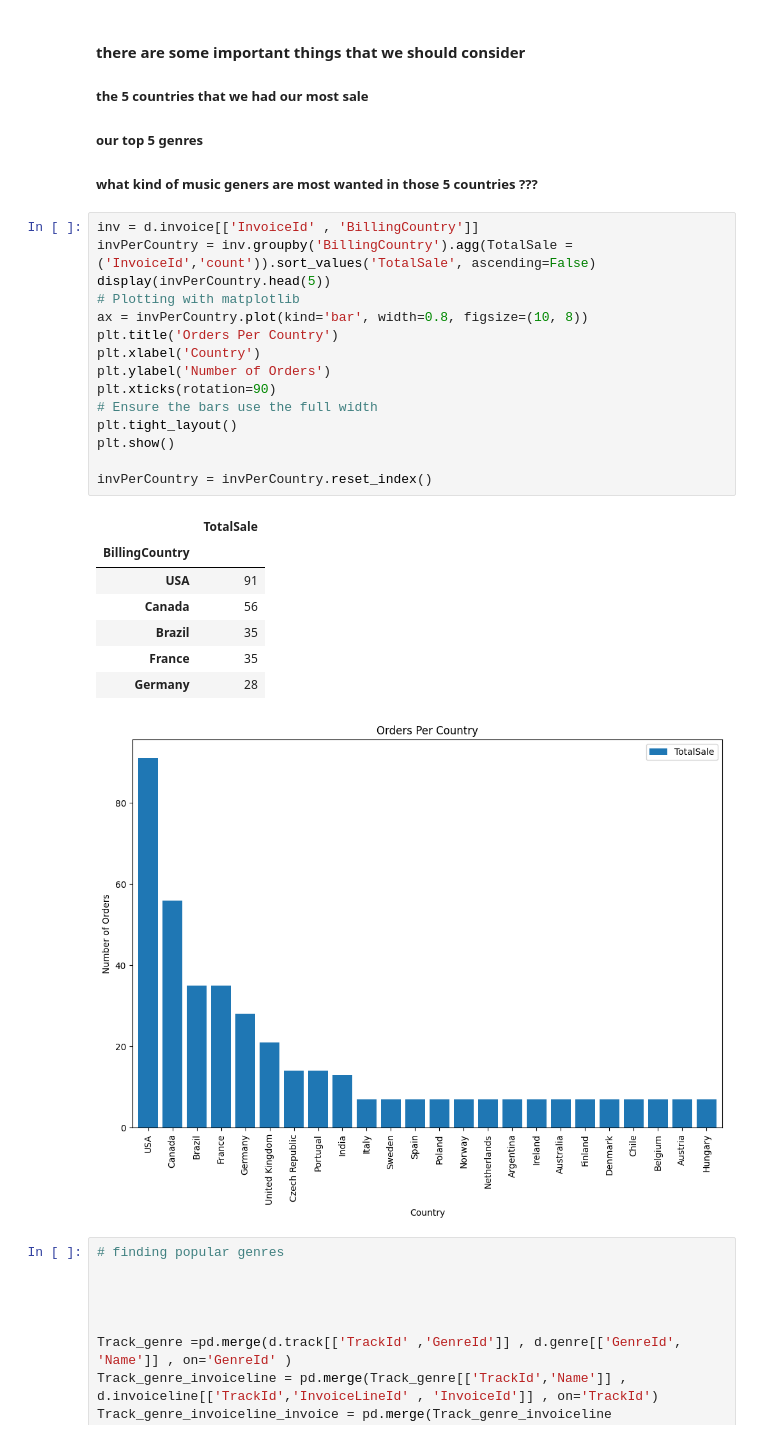
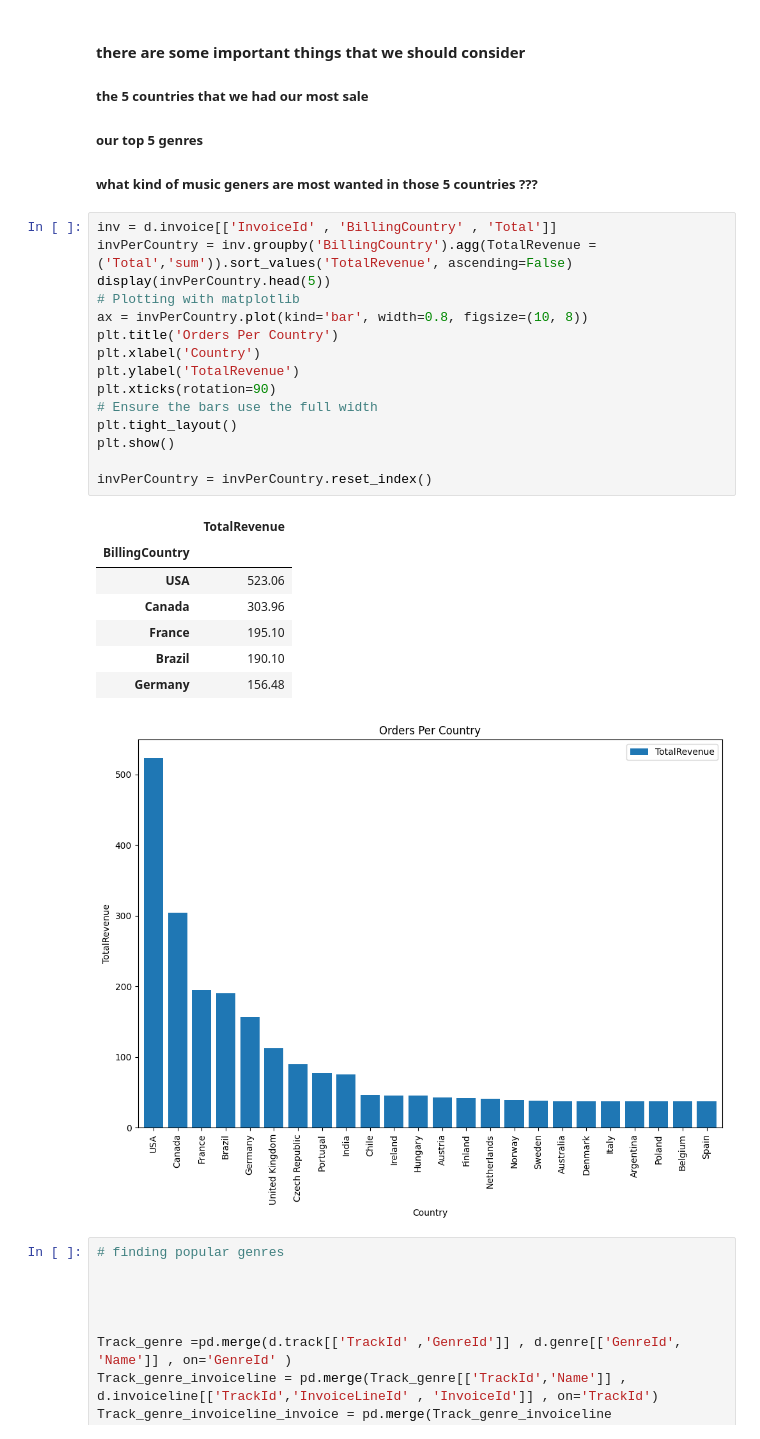
Before and after one commit to SobhanSalarian/MusicStore, a Jupyter notebook: notebooks/AnalyzingTheData.ipynb, the cells around one changed output. Saved outputs shown, nothing was run; the diff lists cells and outputs as text.

```diff
--- a/notebooks/AnalyzingTheData.ipynb
+++ b/notebooks/AnalyzingTheData.ipynb
@@ -79,29 +82,29 @@ d.employee[d.employee["Title"] =='General Manager']
 ##### our top 5 genres
 ##### what kind of music geners are most wanted in those 5 countries ???
 # %%
-inv = d.invoice[['InvoiceId' , 'BillingCountry']]
-invPerCountry = inv.groupby('BillingCountry').agg(TotalSale =('InvoiceId','count')).sort_values('TotalSale', ascending=False)
+inv = d.invoice[['InvoiceId' , 'BillingCountry' , 'Total']]
+invPerCountry = inv.groupby('BillingCountry').agg(TotalRevenue =('Total','sum')).sort_values('TotalRevenue', ascending=False)
 display(invPerCountry.head(5))
 # Plotting with matplotlib
 ax = invPerCountry.plot(kind='bar', width=0.8, figsize=(10, 8))
 plt.title('Orders Per Country')
 plt.xlabel('Country')
-plt.ylabel('Number of Orders')
+plt.ylabel('TotalRevenue')
 plt.xticks(rotation=90)
 # Ensure the bars use the full width
 plt.tight_layout()
 plt.show()
 
 invPerCountry = invPerCountry.reset_index()
 # %% [output]
-|  | TotalSale |
+|  | TotalRevenue |
 | BillingCountry |  |
-| USA | 91 |
-| Canada | 56 |
-| Brazil | 35 |
-| France | 35 |
-| Germany | 28 |
+| USA | 523.06 |
+| Canada | 303.96 |
+| France | 195.10 |
+| Brazil | 190.10 |
+| Germany | 156.48 |
-[figure, old version]
+[figure, new version]
 # %%
 # finding popular genres
 
```
Also changed, not shown: parts of 11 cells of this notebook, 1 other file.
